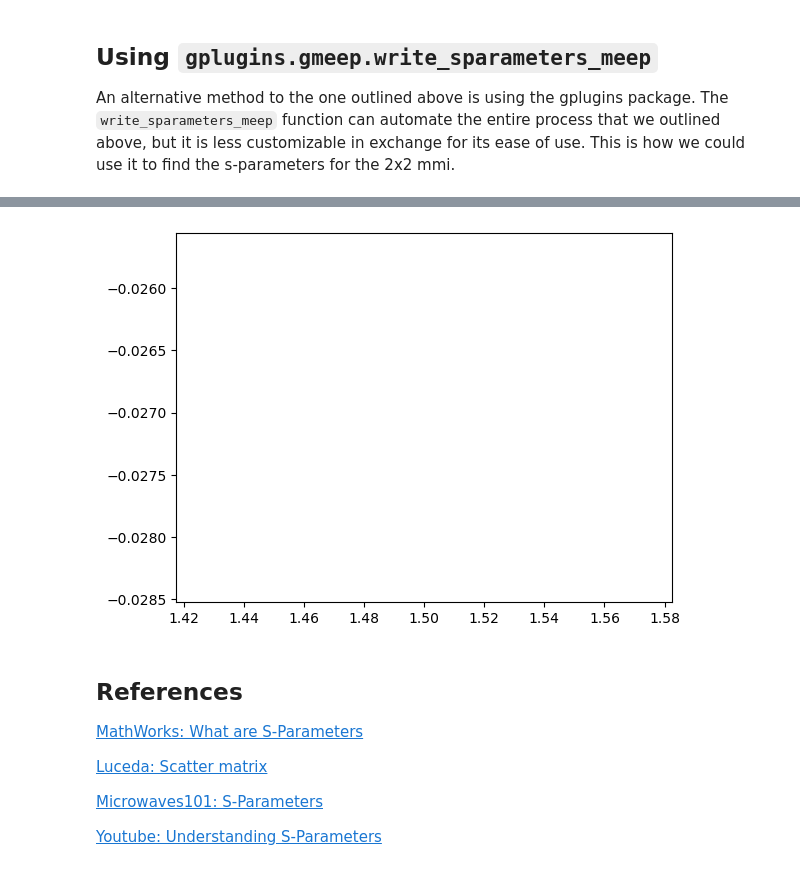
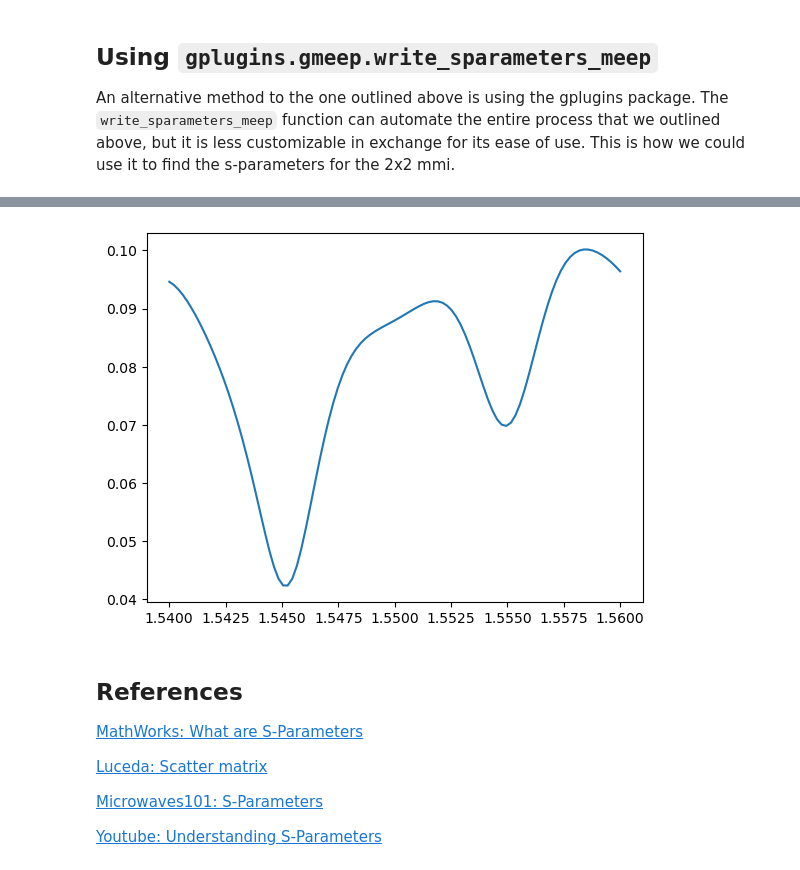
Before and after one commit to BYUCamachoLab/Photonics-Bootcamp, a Jupyter notebook: book/pages/scattering_parameters.ipynb, the cells around one changed output, grey strips where cells are left out. Saved outputs shown, nothing was run; the diff lists cells and outputs as text; code cells hidden in the pictures.

```diff
--- a/book/pages/scattering_parameters.ipynb
+++ b/book/pages/scattering_parameters.ipynb
@@ -442,6 +442,7 @@ mmi_comp.add_port(name="o2", center=[-port_xpos, port_ypos], width=port_ysize, o
 mmi_comp.add_port(name="o3", center=[port_xpos, -port_ypos], width=port_ysize, orientation=180, cross_section=gf.cross_section.cross_section(width=port_ysize, layer='WG'))
 mmi_comp.add_port(name="o4", center=[port_xpos, port_ypos], width=port_ysize, orientation=180, cross_section=gf.cross_section.cross_section(width=port_ysize, layer='WG'))
 
+run_sim = True
 sparams = write_sparameters_meep(
         component=mmi_comp,
         resolution=res,
@@ -450,15 +451,14 @@ sparams = write_sparameters_meep(
         port_margin=0,
         port_source_offset=4.7,
         port_monitor_offset=4.5,
-        run=False,
+        run=run_sim,
         xmargin=0,
         ymargin=1,
         zmargin=2 if sim_is_3D else 0,
         is_3d=sim_is_3D,
         tpml=dpml,
         clad_material="SiO2",
-        wavelength_start=1.5,
-        wavelength_stop=1.6,
-        wavelength_points=1,
-        dfcen=0.05,
+        wavelength_start=1.54,
+        wavelength_stop=1.56,
+        wavelength_points=100,
 )
@@ -468,9 +465,10 @@ sparams = write_sparameters_meep(
 # %%
-plt.figure()
-plt.plot(sparams['wavelengths'], sparams['o1@0,o4@0'])
-plt.show()
+if run_sim:
+    plt.figure()
+    plt.plot(sparams['wavelengths'], np.abs(sparams['o1@0,o4@0']))
+    plt.show()
 # %% [output]
-[figure, old version]
+[figure, new version]
 # %% [markdown]
 ## References
 
```
Also changed, not shown: parts of 5 cells of this notebook.
